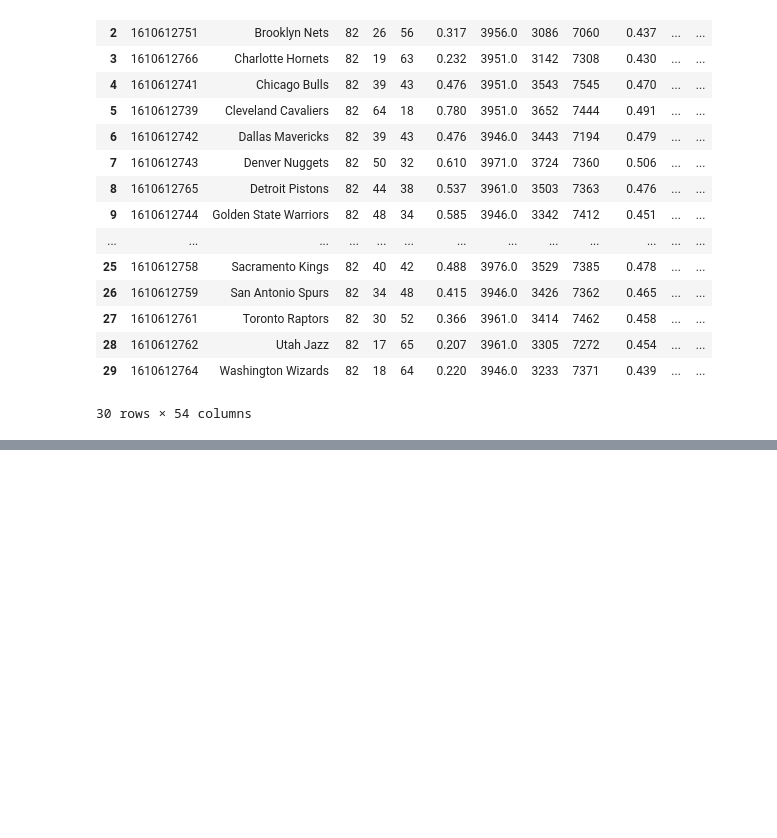
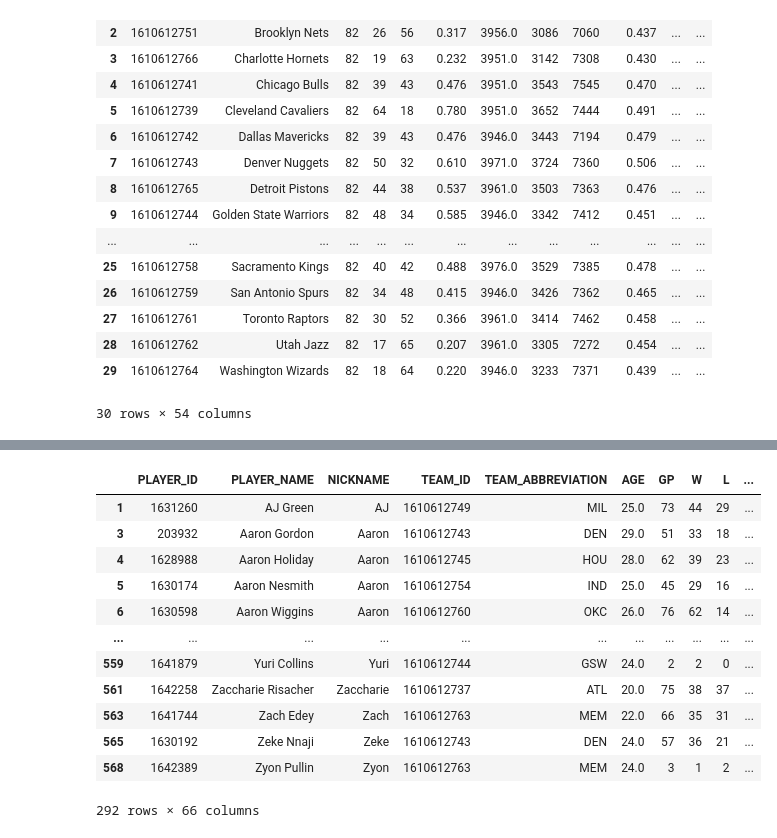
Before and after one commit to lijunyi7/NBA-Championship-Prediction-2025, a Jupyter notebook: playground.ipynb, the cells around one changed output, grey strips where cells are left out. Drawn from its saved outputs; the diff is of its cells as text; code cells hidden in the pictures; blank space fills up the shorter version.

Commit message:
wrote functions to get the playoff team players data and generate csv files for each playoff teams' players.

```diff
--- a/playground.ipynb
+++ b/playground.ipynb
@@ -102,2 +85,30 @@ play_off_df = pd.concat([east, west]).sort_values(by=['Conference', 'PlayoffRank
 # %%
 play_off_df.to_csv(f'playoff_teams_{year}.csv', index=False)
+# %%
+time.sleep(1)
+
+    # Get all player stats from the season
+player_stats = leaguedashplayerstats.LeagueDashPlayerStats(
+    season=f"{year-1}-{str(year)[-2:]}"
+)
+player_df = player_stats.get_data_frames()[0]
+
+# Filter only players from playoff teams
+playoff_team_ids = play_off_df['TEAM_ID'].unique()
+filtered_players = player_df[player_df['TEAM_ID'].isin(playoff_team_ids)]
+# %%
+filtered_players
+# %% [output]
+|  | PLAYER_ID | PLAYER_NAME | NICKNAME | TEAM_ID | TEAM_ABBREVIATION | AGE | GP | W | L | ... |
+| 1 | 1631260 | AJ Green | AJ | 1610612749 | MIL | 25.0 | 73 | 44 | 29 | ... |
+| 3 | 203932 | Aaron Gordon | Aaron | 1610612743 | DEN | 29.0 | 51 | 33 | 18 | ... |
+| 4 | 1628988 | Aaron Holiday | Aaron | 1610612745 | HOU | 28.0 | 62 | 39 | 23 | ... |
+| 5 | 1630174 | Aaron Nesmith | Aaron | 1610612754 | IND | 25.0 | 45 | 29 | 16 | ... |
+| 6 | 1630598 | Aaron Wiggins | Aaron | 1610612760 | OKC | 26.0 | 76 | 62 | 14 | ... |
+| ... | ... | ... | ... | ... | ... | ... | ... | ... | ... | ... |
+| 559 | 1641879 | Yuri Collins | Yuri | 1610612744 | GSW | 24.0 | 2 | 2 | 0 | ... |
+| 561 | 1642258 | Zaccharie Risacher | Zaccharie | 1610612737 | ATL | 20.0 | 75 | 38 | 37 | ... |
+| 563 | 1641744 | Zach Edey | Zach | 1610612763 | MEM | 22.0 | 66 | 35 | 31 | ... |
+| 565 | 1630192 | Zeke Nnaji | Zeke | 1610612743 | DEN | 24.0 | 57 | 36 | 21 | ... |
+| 568 | 1642389 | Zyon Pullin | Zyon | 1610612763 | MEM | 24.0 | 3 | 1 | 2 | ... |
+292 rows × 66 columns
```
Also changed, not shown: parts of 3 cells of this notebook, 18 other files.
